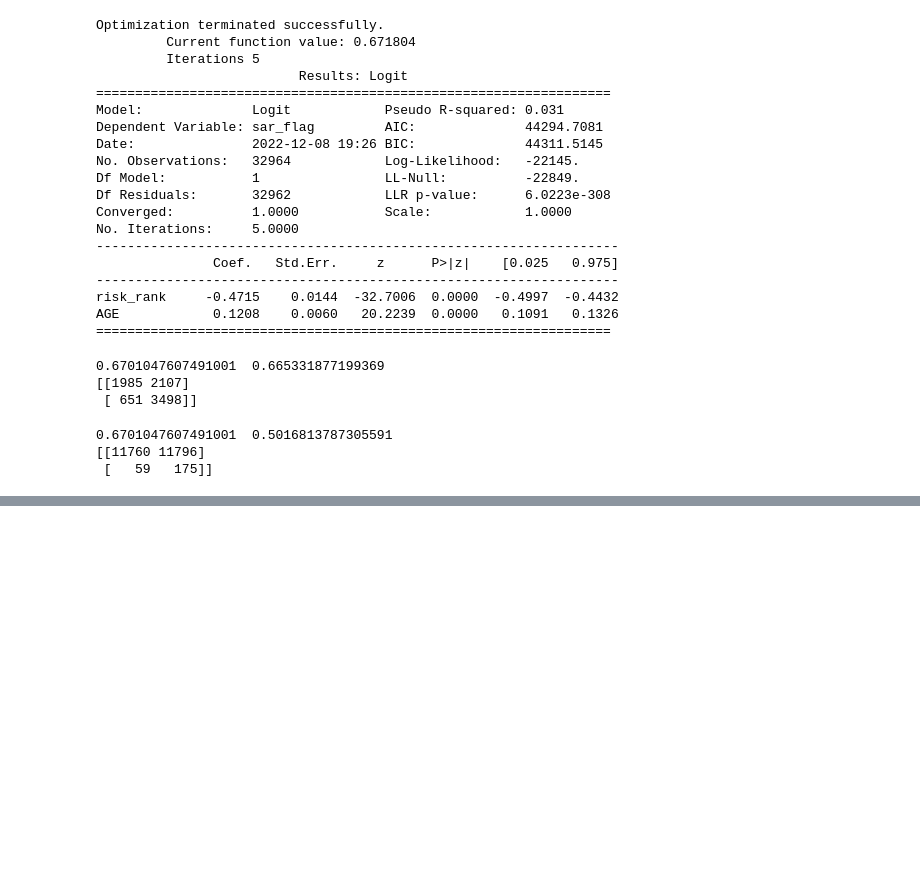
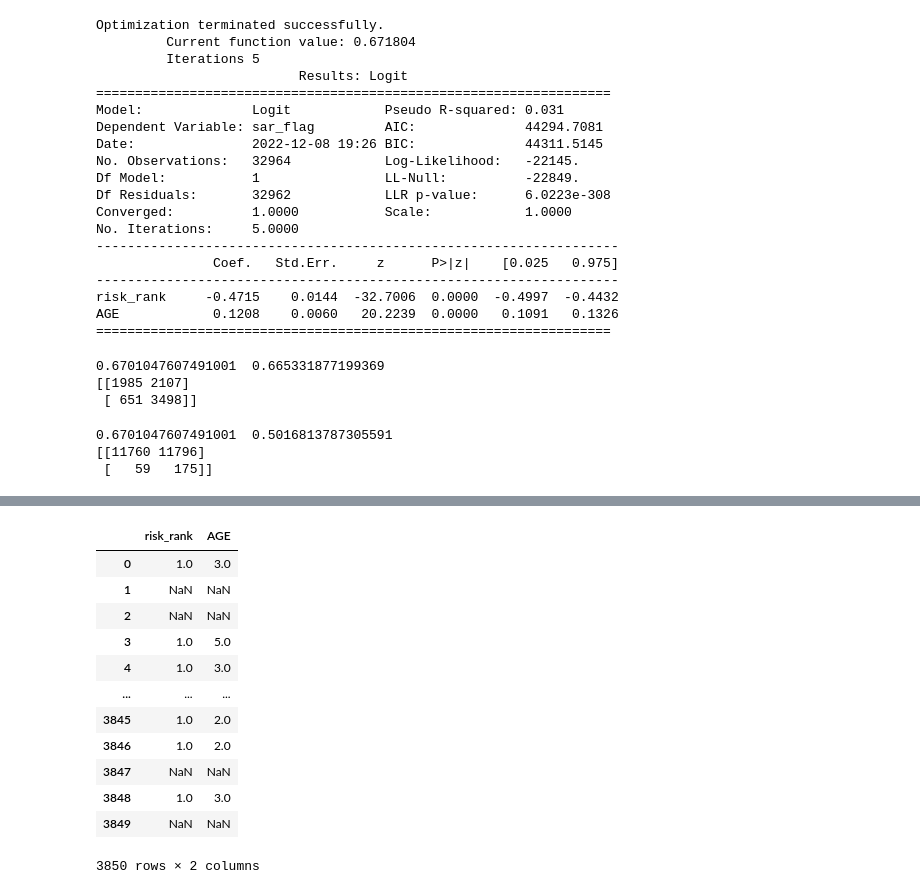
Before and after one commit to NTHU-Projects/dm-suspected-money-laundering-transactions-detection, a Jupyter notebook: experiment1_edwin/logistic_regression.ipynb, the cells around one changed output, grey strips where cells are left out. Saved outputs shown, nothing was run; the diff lists cells and outputs as text; code cells hidden in the pictures; blank space fills up the shorter version.

```diff
--- a/experiment1_edwin/logistic_regression.ipynb
+++ b/experiment1_edwin/logistic_regression.ipynb
@@ -229,0 +292,17 @@ print(cm)
+# %%
+x_submit = submit_format[['risk_rank', 'AGE']]
+x_submit
+# %% [output]
+|  | risk_rank | AGE |
+| 0 | 1.0 | 3.0 |
+| 1 | NaN | NaN |
+| 2 | NaN | NaN |
+| 3 | 1.0 | 5.0 |
+| 4 | 1.0 | 3.0 |
+| ... | ... | ... |
+| 3845 | 1.0 | 2.0 |
+| 3846 | 1.0 | 2.0 |
+| 3847 | NaN | NaN |
+| 3848 | 1.0 | 3.0 |
+| 3849 | NaN | NaN |
+3850 rows × 2 columns
```
Also changed, not shown: parts of 12 cells of this notebook, 2 other files.
